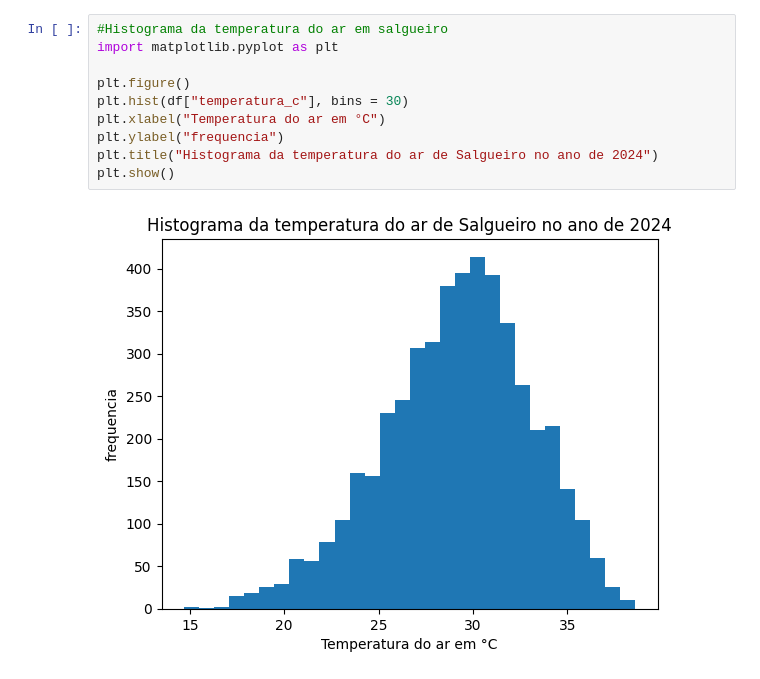
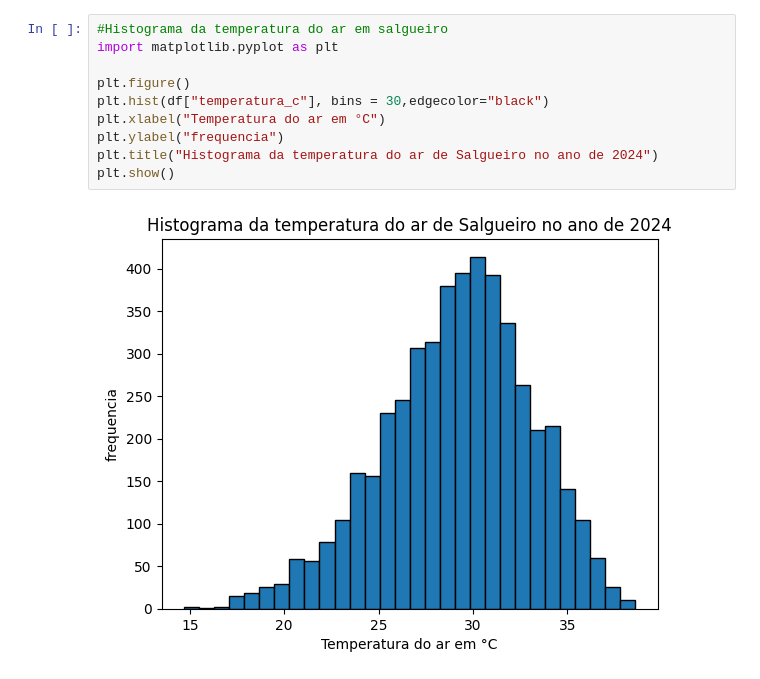
Before and after one commit to Gabrielqlandim/analise-e-visualizacao-de-dados-2025.2, a Jupyter notebook: notebooks/analise_dados_do_bd.ipynb, the cells around one changed output. Cells and saved outputs as stored; diff of their text form.

```diff
--- a/notebooks/analise_dados_do_bd.ipynb
+++ b/notebooks/analise_dados_do_bd.ipynb
@@ -37,15 +17,15 @@ dtype: object
 # %%
 #Histograma da temperatura do ar em salgueiro
 import matplotlib.pyplot as plt
 
 plt.figure()
-plt.hist(df["temperatura_c"], bins = 30)
+plt.hist(df["temperatura_c"], bins = 30,edgecolor="black")
 plt.xlabel("Temperatura do ar em °C")
 plt.ylabel("frequencia")
 plt.title("Histograma da temperatura do ar de Salgueiro no ano de 2024")
 plt.show()
 # %% [output]
-[figure, old version]
+[figure, new version]
 # %%
 #Histograma da Umidade do ar em salgueiro
 import matplotlib.pyplot as plt
```
Also changed, not shown: parts of 6 cells of this notebook.
